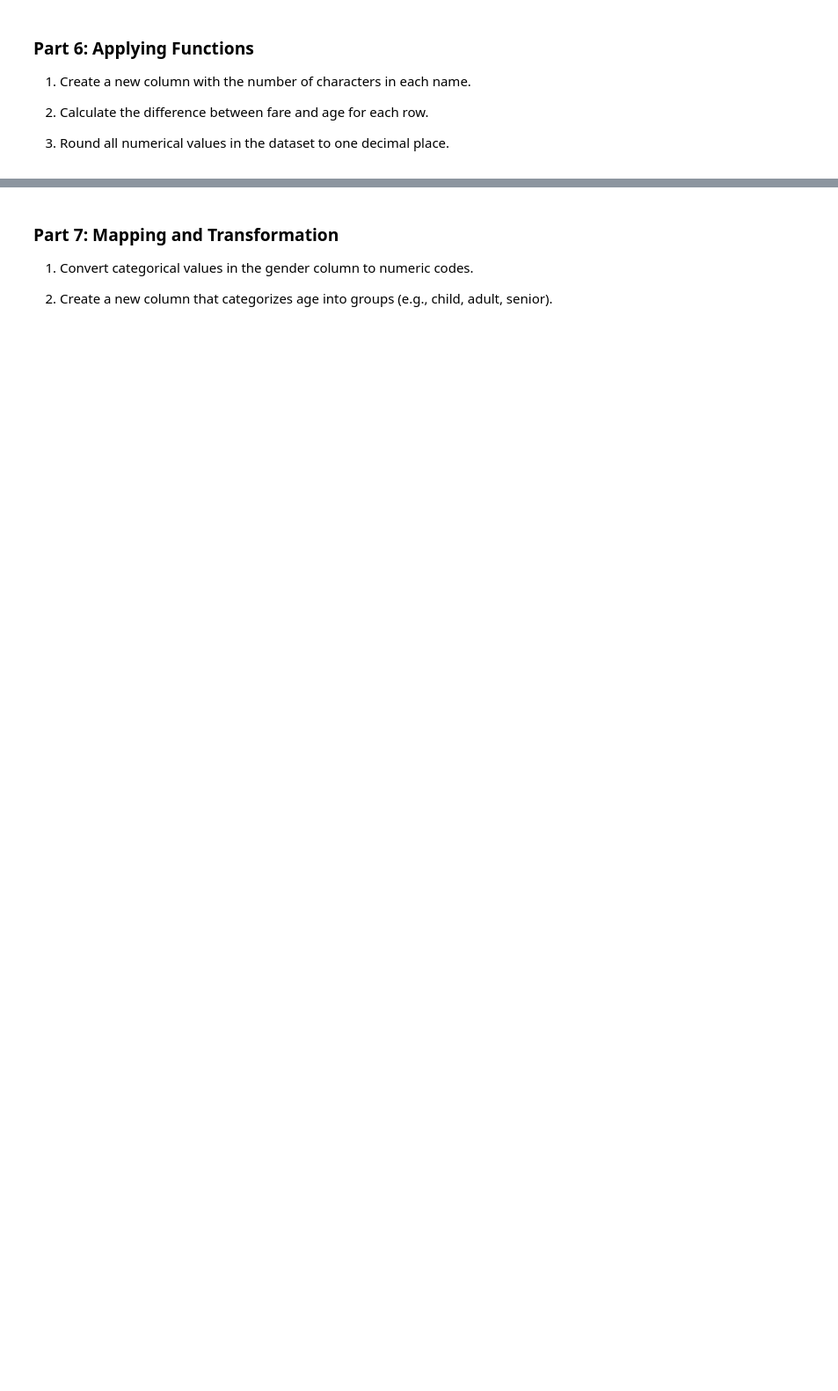
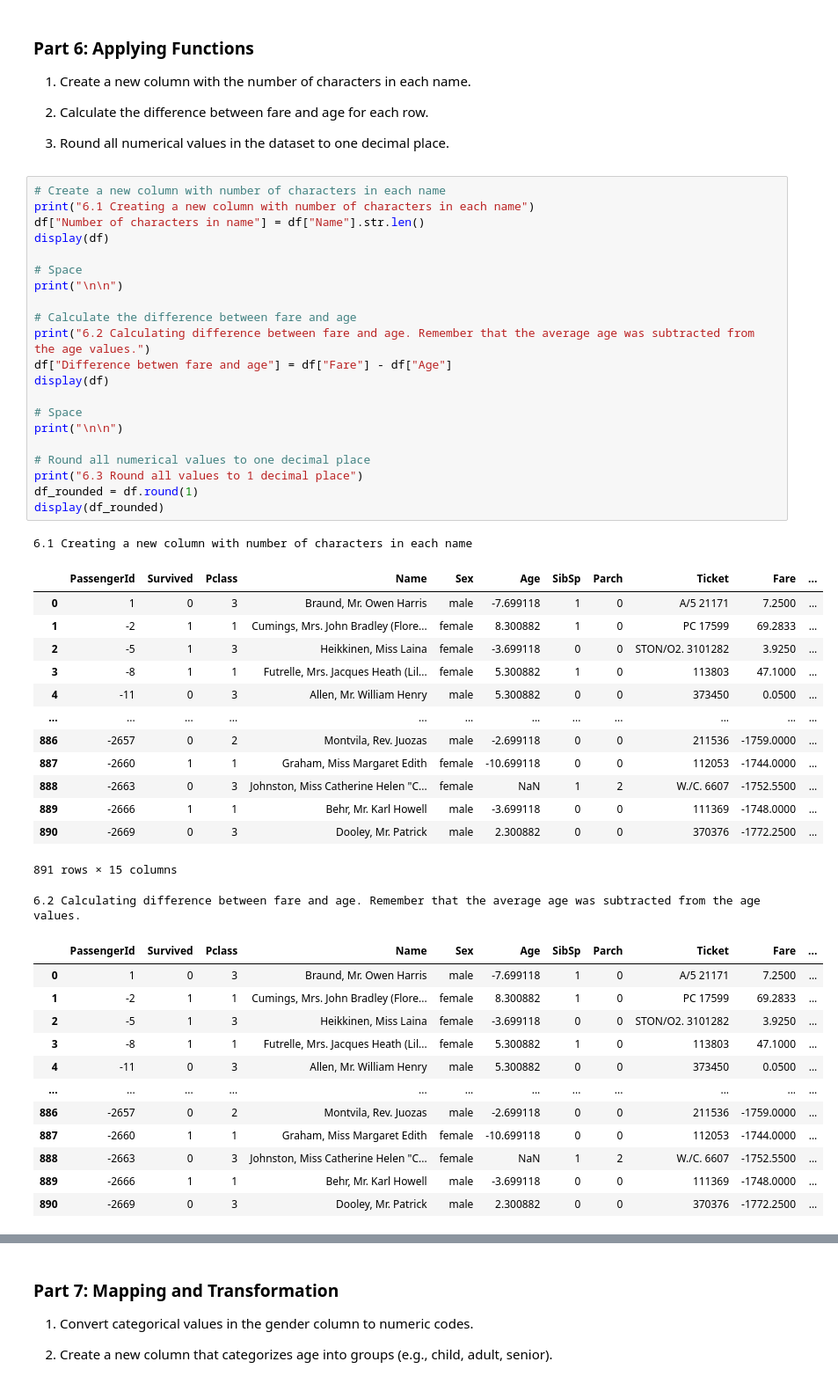
Before and after one commit to atifmmahmud/mahmud_atif_LabTask, a Jupyter notebook: LabTask01/LabTask01.ipynb, the cells around one changed output, grey strips where cells are left out. Shown at 88% size. Drawn from its saved outputs; the diff is of its cells as text; blank space fills up the shorter version.

```diff
--- a/LabTask01/LabTask01.ipynb
+++ b/LabTask01/LabTask01.ipynb
@@ -334,3 +446,52 @@ display(reversed_df)
 2. Calculate the difference between fare and age for each row.
 
 3. Round all numerical values in the dataset to one decimal place.
+# %%
+# Create a new column with number of characters in each name
+print("6.1 Creating a new column with number of characters in each name")
+df["Number of characters in name"] = df["Name"].str.len()
+display(df)
+
+# Space
+print("\n\n")
+
+# Calculate the difference between fare and age
+print("6.2 Calculating difference between fare and age. Remember that the average age was subtracted from the age values.")
+df["Difference betwen fare and age"] = df["Fare"] - df["Age"]
+display(df)
+
+# Space
+print("\n\n")
+
+# Round all numerical values to one decimal place
+print("6.3 Round all values to 1 decimal place")
+df_rounded = df.round(1)
+display(df_rounded)
+# %% [output]
+6.1 Creating a new column with number of characters in each name
+|  | PassengerId | Survived | Pclass | Name | Sex | Age | SibSp | Parch | Ticket | Fare | ... |
+| 0 | 1 | 0 | 3 | Braund, Mr. Owen Harris | male | -7.699118 | 1 | 0 | A/5 21171 | 7.2500 | ... |
+| 1 | -2 | 1 | 1 | Cumings, Mrs. John Bradley (Flore... | female | 8.300882 | 1 | 0 | PC 17599 | 69.2833 | ... |
+| 2 | -5 | 1 | 3 | Heikkinen, Miss Laina | female | -3.699118 | 0 | 0 | STON/O2. 3101282 | 3.9250 | ... |
+| 3 | -8 | 1 | 1 | Futrelle, Mrs. Jacques Heath (Lil... | female | 5.300882 | 1 | 0 | 113803 | 47.1000 | ... |
+| 4 | -11 | 0 | 3 | Allen, Mr. William Henry | male | 5.300882 | 0 | 0 | 373450 | 0.0500 | ... |
+| ... | ... | ... | ... | ... | ... | ... | ... | ... | ... | ... | ... |
+| 886 | -2657 | 0 | 2 | Montvila, Rev. Juozas | male | -2.699118 | 0 | 0 | 211536 | -1759.0000 | ... |
+| 887 | -2660 | 1 | 1 | Graham, Miss Margaret Edith | female | -10.699118 | 0 | 0 | 112053 | -1744.0000 | ... |
+| 888 | -2663 | 0 | 3 | Johnston, Miss Catherine Helen "C... | female | NaN | 1 | 2 | W./C. 6607 | -1752.5500 | ... |
+| 889 | -2666 | 1 | 1 | Behr, Mr. Karl Howell | male | -3.699118 | 0 | 0 | 111369 | -1748.0000 | ... |
+| 890 | -2669 | 0 | 3 | Dooley, Mr. Patrick | male | 2.300882 | 0 | 0 | 370376 | -1772.2500 | ... |
+891 rows × 15 columns
+6.2 Calculating difference between fare and age. Remember that the average age was subtracted from the age values.
+|  | PassengerId | Survived | Pclass | Name | Sex | Age | SibSp | Parch | Ticket | Fare | ... |
+| 0 | 1 | 0 | 3 | Braund, Mr. Owen Harris | male | -7.699118 | 1 | 0 | A/5 21171 | 7.2500 | ... |
+| 1 | -2 | 1 | 1 | Cumings, Mrs. John Bradley (Flore... | female | 8.300882 | 1 | 0 | PC 17599 | 69.2833 | ... |
+| 2 | -5 | 1 | 3 | Heikkinen, Miss Laina | female | -3.699118 | 0 | 0 | STON/O2. 3101282 | 3.9250 | ... |
+| 3 | -8 | 1 | 1 | Futrelle, Mrs. Jacques Heath (Lil... | female | 5.300882 | 1 | 0 | 113803 | 47.1000 | ... |
+| 4 | -11 | 0 | 3 | Allen, Mr. William Henry | male | 5.300882 | 0 | 0 | 373450 | 0.0500 | ... |
+| ... | ... | ... | ... | ... | ... | ... | ... | ... | ... | ... | ... |
+| 886 | -2657 | 0 | 2 | Montvila, Rev. Juozas | male | -2.699118 | 0 | 0 | 211536 | -1759.0000 | ... |
+| 887 | -2660 | 1 | 1 | Graham, Miss Margaret Edith | female | -10.699118 | 0 | 0 | 112053 | -1744.0000 | ... |
+| 888 | -2663 | 0 | 3 | Johnston, Miss Catherine Helen "C... | female | NaN | 1 | 2 | W./C. 6607 | -1752.5500 | ... |
+| 889 | -2666 | 1 | 1 | Behr, Mr. Karl Howell | male | -3.699118 | 0 | 0 | 111369 | -1748.0000 | ... |
+| 890 | -2669 | 0 | 3 | Dooley, Mr. Patrick | male | 2.300882 | 0 | 0 | 370376 | -1772.2500 | ... |
```
Also changed, not shown: parts of 3 cells of this notebook.
